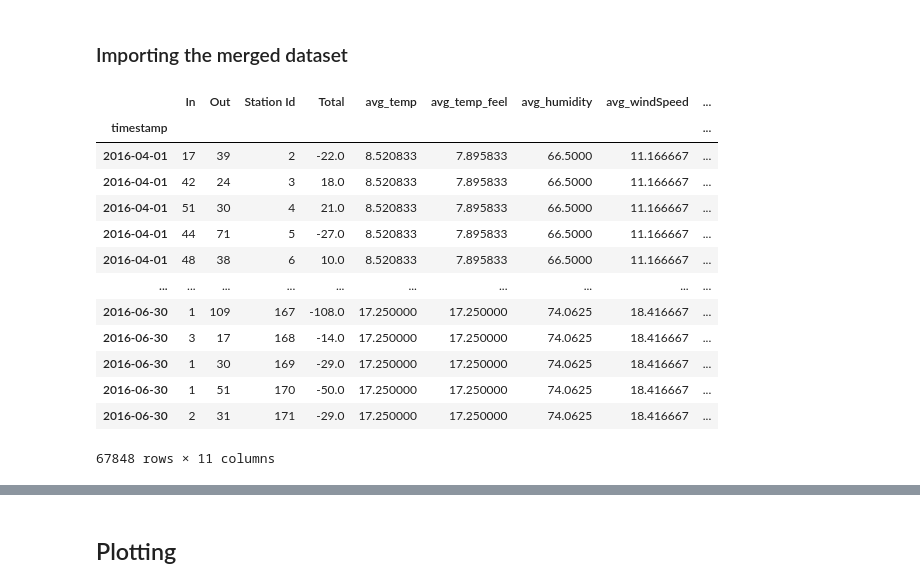
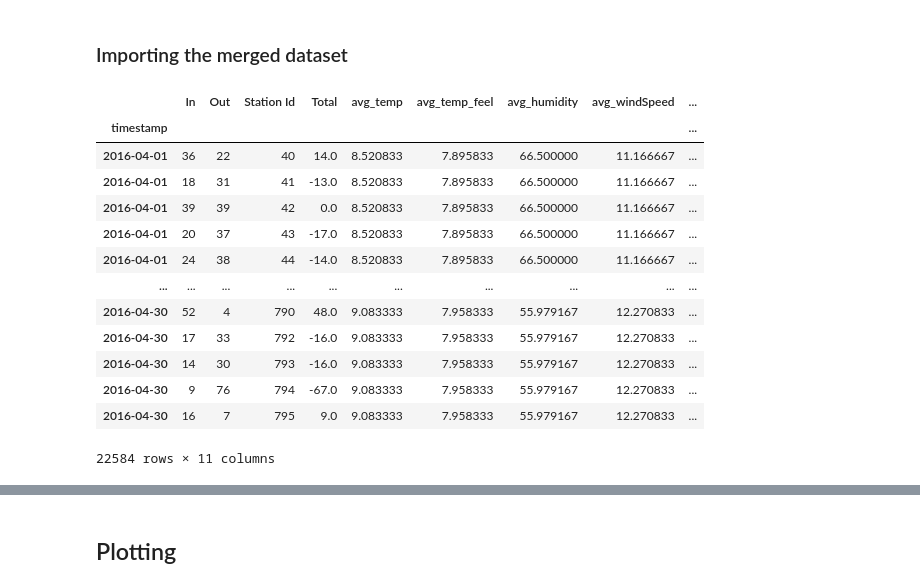
Before and after one commit to hchae0817/final_project, a Jupyter notebook: bike_Neural_Network.ipynb, the cells around one changed output, grey strips where cells are left out. Saved outputs shown, nothing was run; the diff lists cells and outputs as text; code cells hidden in the pictures.

Commit message:
after the table from evaluation

```diff
--- a/bike_Neural_Network.ipynb
+++ b/bike_Neural_Network.ipynb
@@ -35,19 +26,37 @@ dataset = pd.read_csv(
+# %%
+dataset_one_month = pd.read_csv(
+    'April_1_months.csv',
+    parse_dates=['timestamp'],
+    index_col="timestamp"
+)
+
+dataset_three_months = pd.read_csv(
+    'April_to_June_3_months.csv',
+    parse_dates=['timestamp'],
+    index_col="timestamp"
+)
+
+dataset_six_months = pd.read_csv(
+    'April_to_Oct_6_months.csv',
+    parse_dates=['timestamp'],
+    index_col="timestamp"
+)
 # %%
-dataset = dataset.drop(["index",'is_holiday','is_weekend'], axis = 1)
-dataset = dataset.dropna(axis=0, how='any')
-dataset
+dataset_one_month = dataset_one_month.drop(['index','is_holiday','is_weekend'], axis = 1)
+dataset_one_month = dataset_one_month.dropna(axis=0, how='any')
+dataset_one_month
 # %% [output]
 |  | In | Out | Station Id | Total | avg_temp | avg_temp_feel | avg_humidity | avg_windSpeed | ... |
 | timestamp |  |  |  |  |  |  |  |  | ... |
-| 2016-04-01 | 17 | 39 | 2 | -22.0 | 8.520833 | 7.895833 | 66.5000 | 11.166667 | ... |
-| 2016-04-01 | 42 | 24 | 3 | 18.0 | 8.520833 | 7.895833 | 66.5000 | 11.166667 | ... |
-| 2016-04-01 | 51 | 30 | 4 | 21.0 | 8.520833 | 7.895833 | 66.5000 | 11.166667 | ... |
-| 2016-04-01 | 44 | 71 | 5 | -27.0 | 8.520833 | 7.895833 | 66.5000 | 11.166667 | ... |
-| 2016-04-01 | 48 | 38 | 6 | 10.0 | 8.520833 | 7.895833 | 66.5000 | 11.166667 | ... |
+| 2016-04-01 | 36 | 22 | 40 | 14.0 | 8.520833 | 7.895833 | 66.500000 | 11.166667 | ... |
+| 2016-04-01 | 18 | 31 | 41 | -13.0 | 8.520833 | 7.895833 | 66.500000 | 11.166667 | ... |
+| 2016-04-01 | 39 | 39 | 42 | 0.0 | 8.520833 | 7.895833 | 66.500000 | 11.166667 | ... |
+| 2016-04-01 | 20 | 37 | 43 | -17.0 | 8.520833 | 7.895833 | 66.500000 | 11.166667 | ... |
+| 2016-04-01 | 24 | 38 | 44 | -14.0 | 8.520833 | 7.895833 | 66.500000 | 11.166667 | ... |
 | ... | ... | ... | ... | ... | ... | ... | ... | ... | ... |
-| 2016-06-30 | 1 | 109 | 167 | -108.0 | 17.250000 | 17.250000 | 74.0625 | 18.416667 | ... |
-| 2016-06-30 | 3 | 17 | 168 | -14.0 | 17.250000 | 17.250000 | 74.0625 | 18.416667 | ... |
-| 2016-06-30 | 1 | 30 | 169 | -29.0 | 17.250000 | 17.250000 | 74.0625 | 18.416667 | ... |
-| 2016-06-30 | 1 | 51 | 170 | -50.0 | 17.250000 | 17.250000 | 74.0625 | 18.416667 | ... |
-| 2016-06-30 | 2 | 31 | 171 | -29.0 | 17.250000 | 17.250000 | 74.0625 | 18.416667 | ... |
+| 2016-04-30 | 52 | 4 | 790 | 48.0 | 9.083333 | 7.958333 | 55.979167 | 12.270833 | ... |
+| 2016-04-30 | 17 | 33 | 792 | -16.0 | 9.083333 | 7.958333 | 55.979167 | 12.270833 | ... |
+| 2016-04-30 | 14 | 30 | 793 | -16.0 | 9.083333 | 7.958333 | 55.979167 | 12.270833 | ... |
+| 2016-04-30 | 9 | 76 | 794 | -67.0 | 9.083333 | 7.958333 | 55.979167 | 12.270833 | ... |
+| 2016-04-30 | 16 | 7 | 795 | 9.0 | 9.083333 | 7.958333 | 55.979167 | 12.270833 | ... |
-67848 rows × 11 columns
+22584 rows × 11 columns
```
Also changed, not shown: parts of 26 cells of this notebook, 2 other files.
